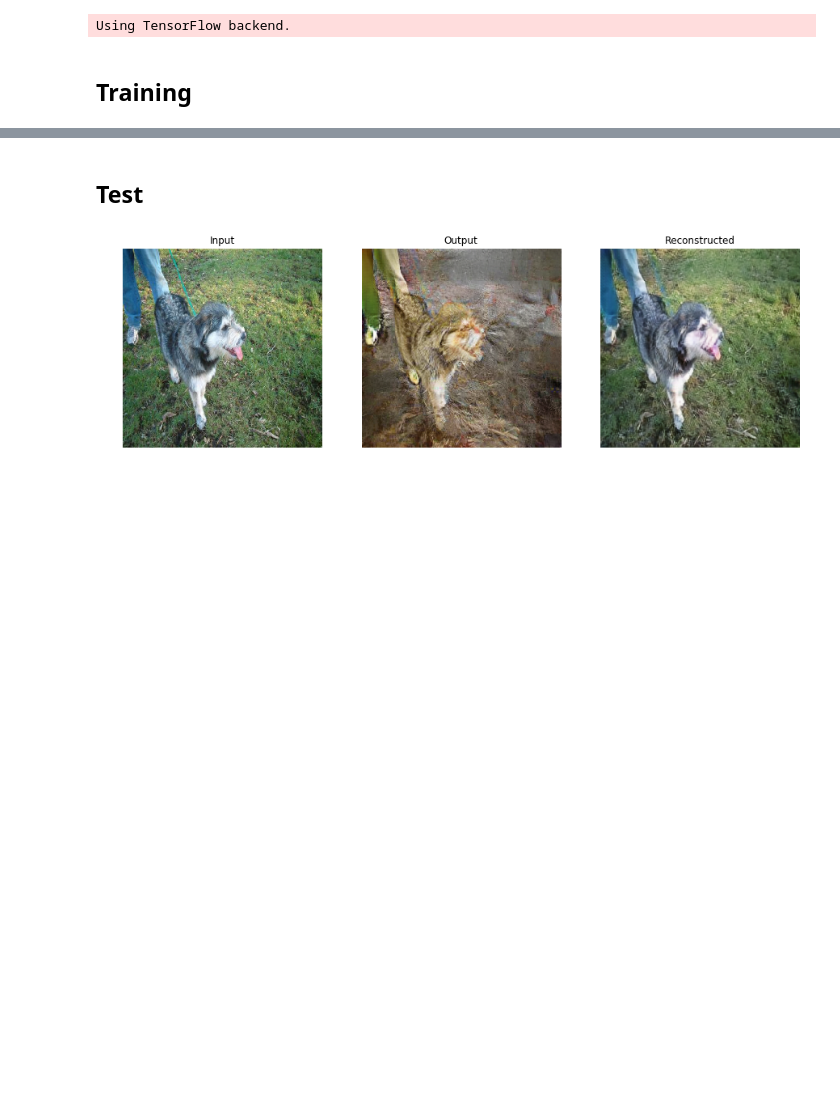
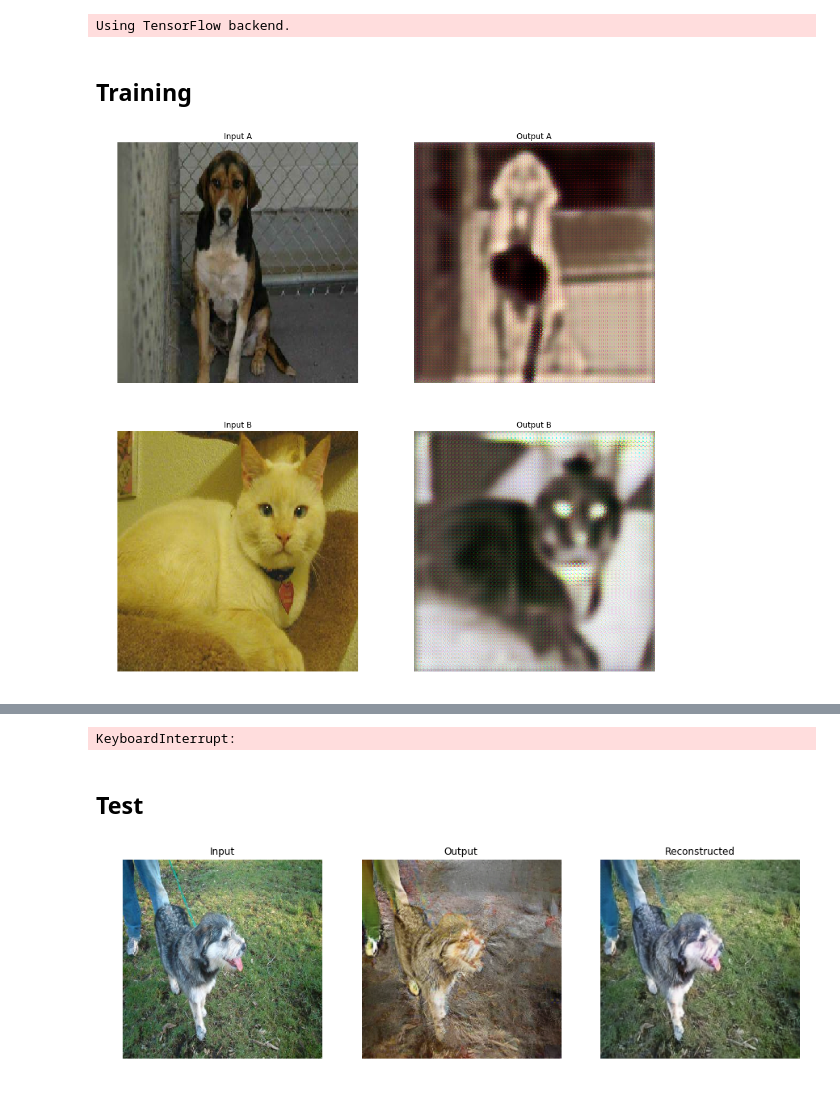
Before and after one commit to neilsun2009/CycleGAN, a Jupyter notebook: src/cycle_gan.ipynb, the cells around one changed output, grey strips where cells are left out. Drawn from its saved outputs; the diff is of its cells as text; code cells hidden in the pictures; blank space fills up the shorter version.

```diff
--- a/src/cycle_gan.ipynb
+++ b/src/cycle_gan.ipynb
@@ -28,6 +28,8 @@ Using TensorFlow backend.
 ## Training
 # %%
 gan.train('../dataset/cat2dog_clean/training_set/dogs/*.jpg', '../dataset/cat2dog_clean/training_set/cats/*.jpg', epochs=200, decay_from=100,
-          steps_per_epoch=3000, true_label_value=1, batch_size=1, image_save_path='../output/20190321/', model_save_path='../models/20190321/',
+          steps_per_epoch=3000, true_label_value=1, batch_size=1, image_save_path='../output/20190325/', model_save_path='../models/20190321/',
           save_image_every_step=100, save_model_every_epoch=1,
-          show_image=True, load_model=False, model_load_path='../models/20190321/')
+          show_image=True, load_model=False, model_load_path='../models/20190325/')
+# %% [output]
+[figure, added]
@@ -34,3 +53,4 @@ gan.train('../dataset/cat2dog_clean/training_set/dogs/*.jpg', '../dataset/cat2do
+KeyboardInterrupt:
 # %% [markdown]
 ## Test
 # %%
```
Also changed, not shown: parts of 1 cell of this notebook.
